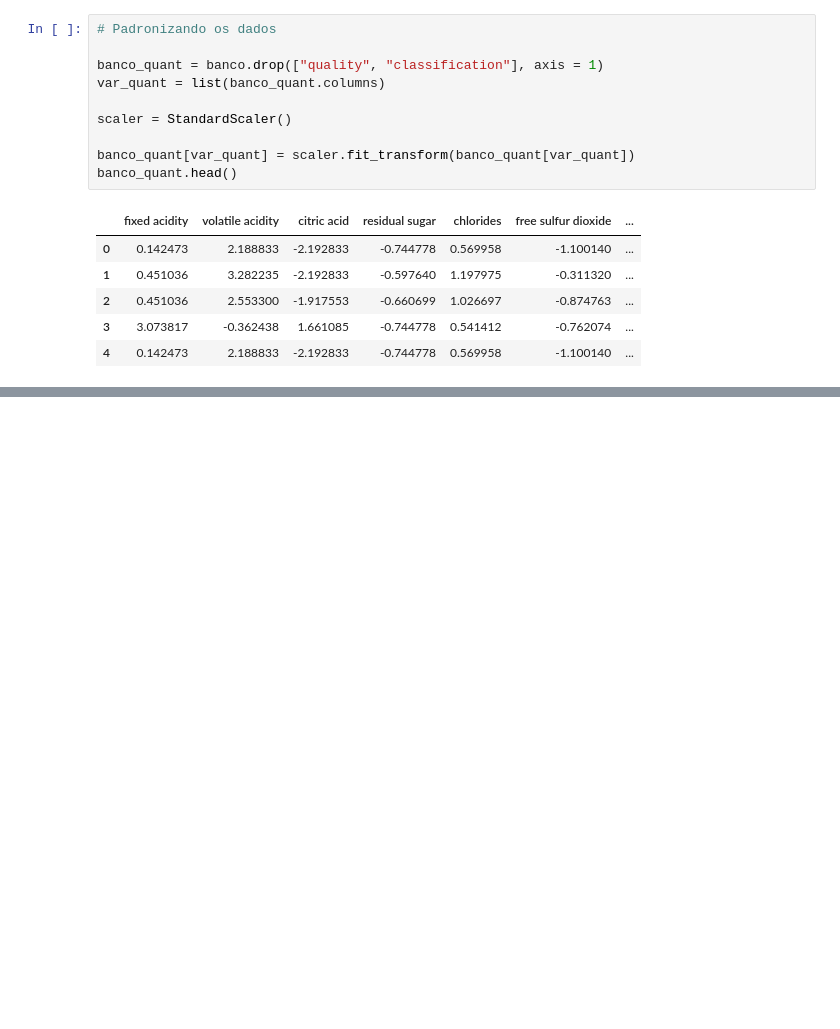
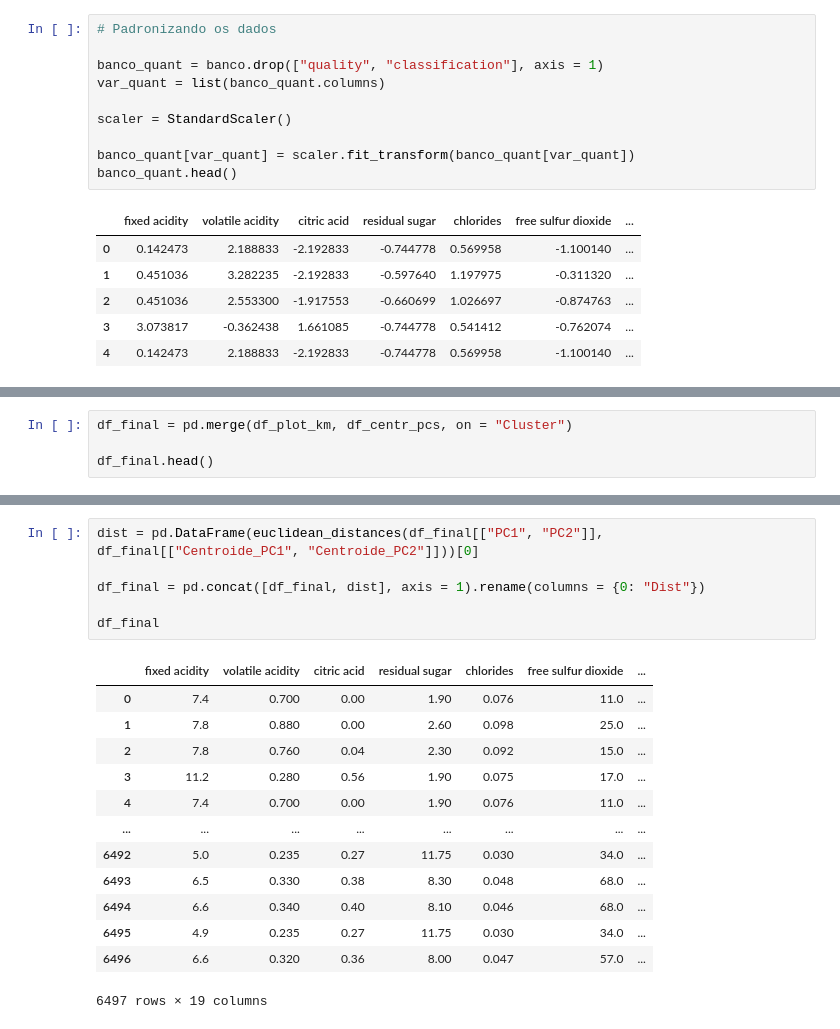
Before and after one commit to barbosarafael/DS_Avancado, a Jupyter notebook: wine_projeto/notebook_projeto.ipynb, the cells around one changed output, grey strips where cells are left out. Saved outputs shown, nothing was run; the diff lists cells and outputs as text; blank space fills up the shorter version.

Commit message:
k-means finalizado

```diff
--- a/wine_projeto/notebook_projeto.ipynb
+++ b/wine_projeto/notebook_projeto.ipynb
@@ -223,0 +237,4 @@ df_comp_km[df_comp_km["verdadeiro"] != df_comp_km["predito_km"]]
+# %%
+df_final = pd.merge(df_plot_km, df_centr_pcs, on = "Cluster")
+
+df_final.head()
@@ -223,0 +248,20 @@ df_comp_km[df_comp_km["verdadeiro"] != df_comp_km["predito_km"]]
+# %%
+dist = pd.DataFrame(euclidean_distances(df_final[["PC1", "PC2"]], df_final[["Centroide_PC1", "Centroide_PC2"]]))[0]
+
+df_final = pd.concat([df_final, dist], axis = 1).rename(columns = {0: "Dist"})
+
+df_final
+# %% [output]
+|  | fixed acidity | volatile acidity | citric acid | residual sugar | chlorides | free sulfur dioxide | ... |
+| 0 | 7.4 | 0.700 | 0.00 | 1.90 | 0.076 | 11.0 | ... |
+| 1 | 7.8 | 0.880 | 0.00 | 2.60 | 0.098 | 25.0 | ... |
+| 2 | 7.8 | 0.760 | 0.04 | 2.30 | 0.092 | 15.0 | ... |
+| 3 | 11.2 | 0.280 | 0.56 | 1.90 | 0.075 | 17.0 | ... |
+| 4 | 7.4 | 0.700 | 0.00 | 1.90 | 0.076 | 11.0 | ... |
+| ... | ... | ... | ... | ... | ... | ... | ... |
+| 6492 | 5.0 | 0.235 | 0.27 | 11.75 | 0.030 | 34.0 | ... |
+| 6493 | 6.5 | 0.330 | 0.38 | 8.30 | 0.048 | 68.0 | ... |
+| 6494 | 6.6 | 0.340 | 0.40 | 8.10 | 0.046 | 68.0 | ... |
+| 6495 | 4.9 | 0.235 | 0.27 | 11.75 | 0.030 | 34.0 | ... |
+| 6496 | 6.6 | 0.320 | 0.36 | 8.00 | 0.047 | 57.0 | ... |
+6497 rows × 19 columns
```
Also changed, not shown: parts of 16 cells of this notebook.
